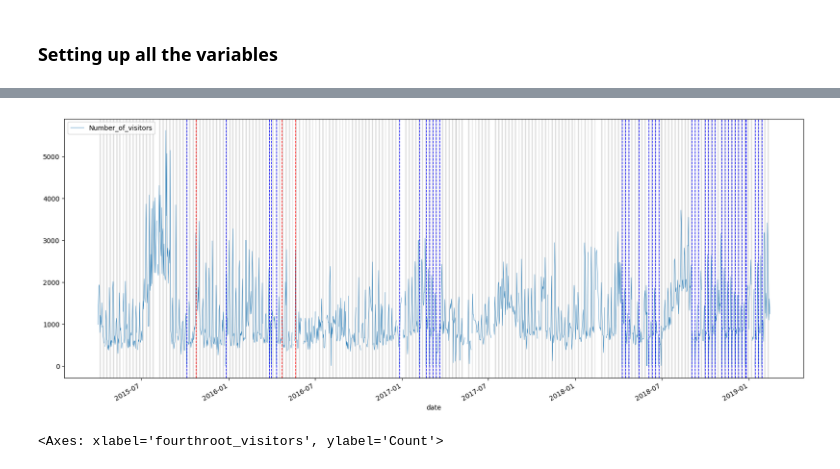
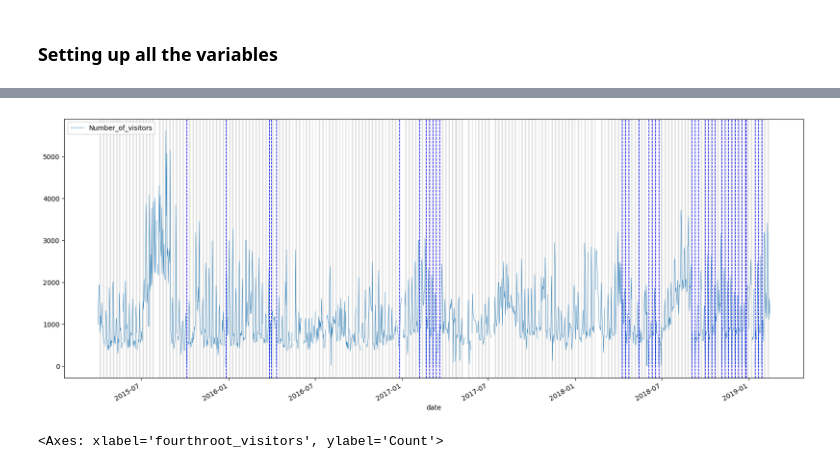
Before and after one commit to celiason/museum-visitor-model, a Jupyter notebook: sentiment.ipynb, the cells around one changed output, grey strips where cells are left out. Saved outputs shown, nothing was run; the diff lists cells and outputs as text; code cells hidden in the pictures.

```diff
--- a/sentiment.ipynb
+++ b/sentiment.ipynb
@@ -152,6 +159,6 @@ tweets.loc[:, ('Content_cleaned','Content')]
 # %%
-tweets['Sentiment'] = tweets['Content_cleaned'].apply(get_post_sentiment_vad)
-tweets['Sentiment_value'] = tweets['Content_cleaned'].apply(get_post_sentiment_vad_value)
+tweets['Sentiment'] = tweets['Content_cleaned'].apply(get_post_sentiment)
+tweets['Sentiment_value'] = tweets['Content_cleaned'].apply(get_post_sentiment_value)
 tweets.head()
 
 # save output
@@ -168,8 +175,9 @@ tweets.head()
 
 import seaborn as sns
 import pandas as pd
+import datetime as dt
 
-tweets['date'] = pd.to_datetime(tweets['date']).dt.date
+tweets['date'] = pd.to_datetime(tweets['Timestamp']).dt.date
 
 # Summarize number of rows by date and sentiment
 summary_by_date = tweets.groupby([tweets['date'], 'Sentiment']).size().reset_index(name='counts')
@@ -628,4 +702,9 @@ plt.show()
 # %%
 # add weather data to the merged data
 # Convert 'time' column to datetime
-climdat['time'] = pd.to_datetime(climdat['time']).dt.date
+climdat['time'] = pd.to_datetime(climdat['datetime']).dt.date
+
+# Merge weather data with the merged_data DataFrame
+merged_data_clim = pd.merge(merged_data, climdat, left_on='Date', right_on='time', how='left')
+merged_data_clim.head()
+# merged_data_clim.columns
@@ -765,7 +834,8 @@ def is_within_date_range(date, start, end):
 # Define the date ranges for the exhibits
 exhibit_ranges = [
     ('2015-10-24', '2016-03-01'),  # death: the human experience
-    ('2015-07-04', '2015-09-13')  # art in nature
+    ('2015-07-04', '2015-09-13'),  # art in nature
+    ('2015-05-16', '2015-08-31'), # hogmorth
     # '2016-04-22' # art from everywhere
     # '2016-05-21' # rembrandt
 ]
@@ -814,23 +884,23 @@ merged_data_clim.head()
 # %%
 merged_data_clim.plot(x='date', y='Number_of_visitors', lw=0.5, figsize=(20,8))
 
 # Add vertical lines at events
-for event in events:
-    plt.axvline(pd.to_datetime(event), color='r', linestyle='--', lw=1)
+# for event in events:
+#     plt.axvline(pd.to_datetime(event), color='r', linestyle='--', lw=1)
 
 # plt.xlim(pd.to_datetime('2015-10-01'), pd.to_datetime('2016-07-01'))
 
 # Shade the weekends
 for i, row in merged_data_clim.iterrows():
     if row['weekend']:
         plt.axvspan(row['date'], row['date'] + pd.Timedelta(days=1), color='gray', alpha=0.1)
 
 # Add vertical lines if closed is True
 for i, row in merged_data_clim.iterrows():
     if row['closed']:
         plt.axvline(row['date'], color='blue', linestyle='--', lw=1)
 # %% [output]
-[figure, old version]
+[figure, new version]
 # %%
 # Check if the number of visitors is roughly normally distributed
 # sns.histplot(merged_data_clim['Number_of_visitors'], kde=True)
```
Also changed, not shown: parts of 48 cells of this notebook, 8 other files.
